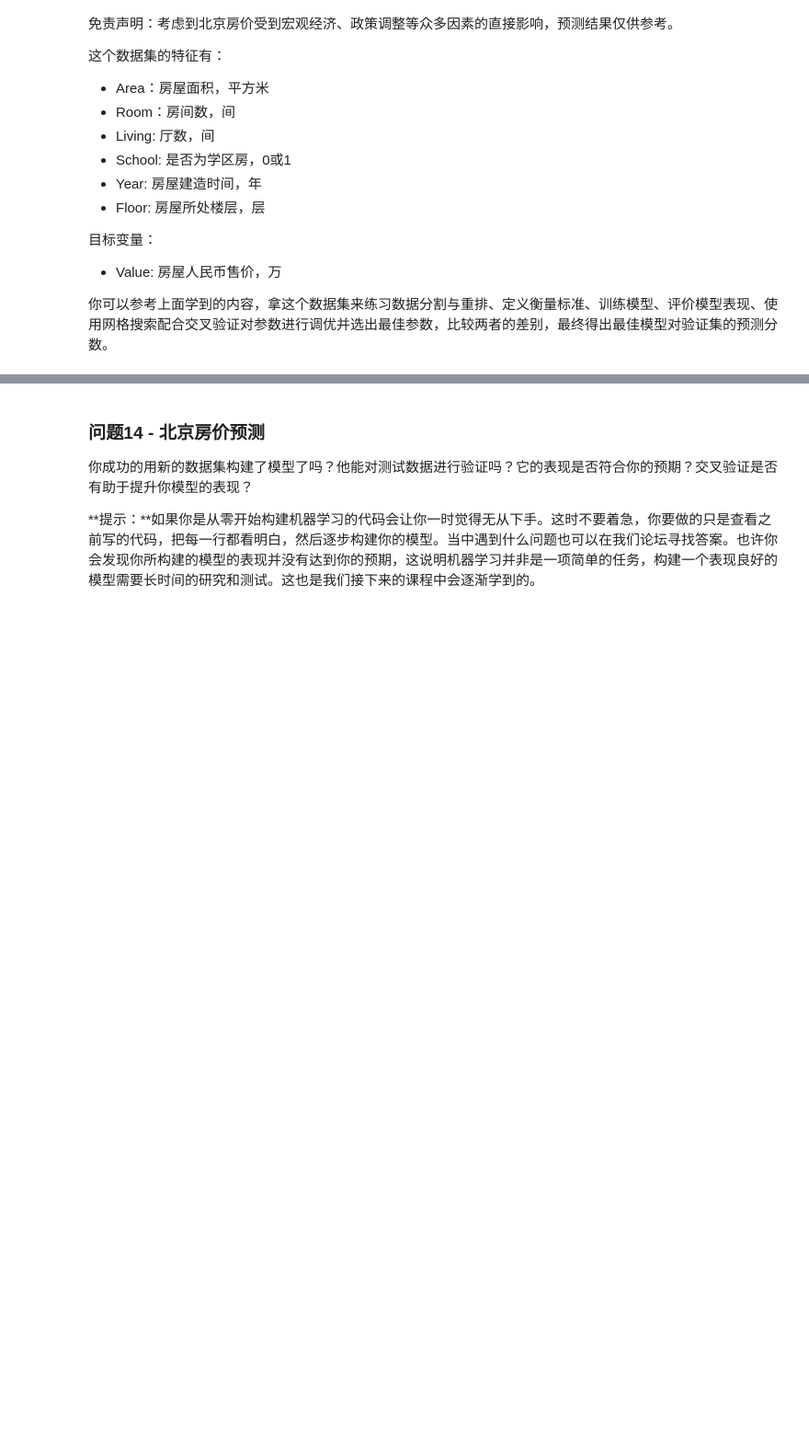
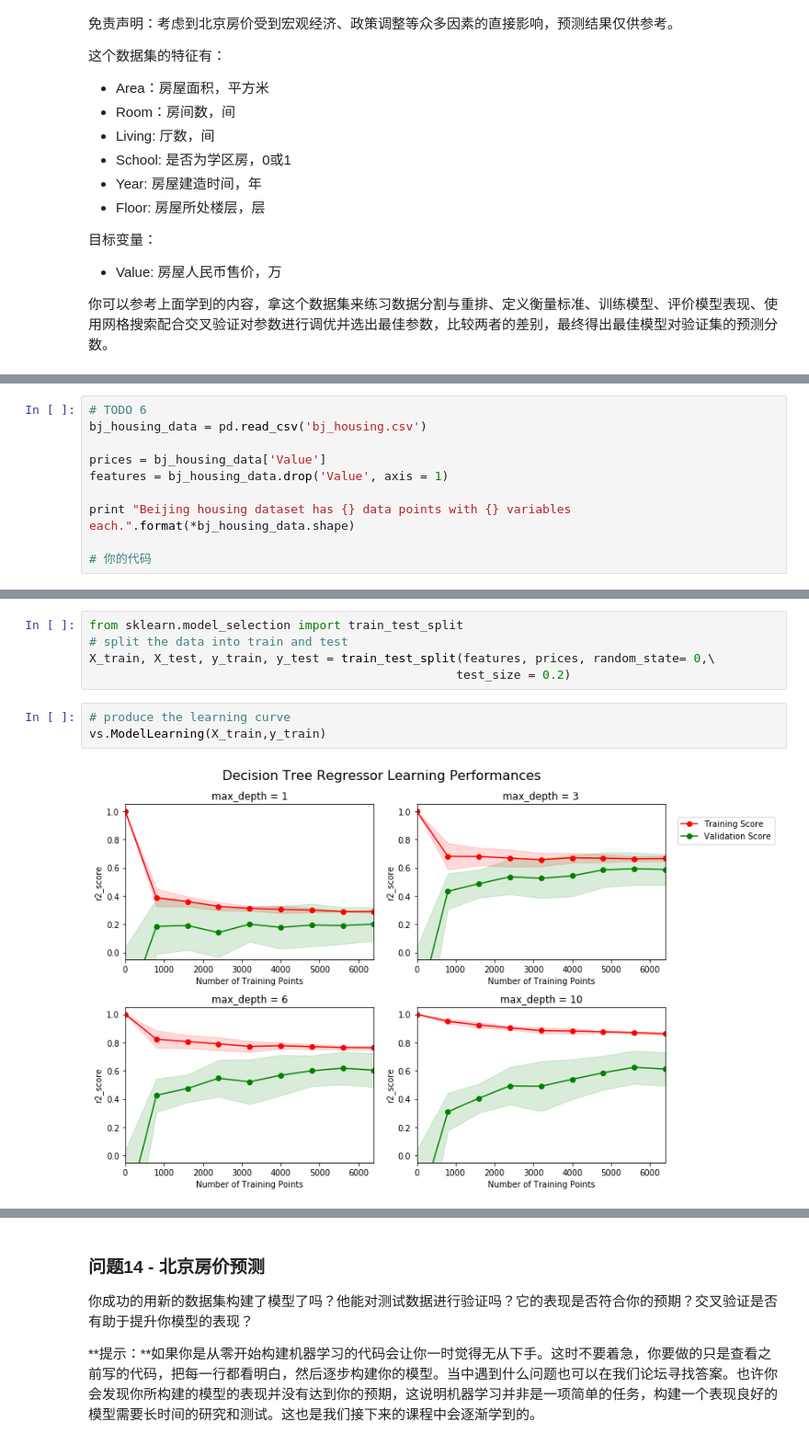
Before and after one commit to LeeZhe/machine-Learning, a Jupyter notebook: boston_housing-master/boston_housing.ipynb, the cells around one changed output, grey strips where cells are left out. Shown at 92% size. Drawn from its saved outputs; the diff is of its cells as text; blank space fills up the shorter version.

```diff
--- a/boston_housing-master/boston_housing.ipynb
+++ b/boston_housing-master/boston_housing.ipynb
@@ -511,0 +526,10 @@ vs.PredictTrials(features, prices, fit_model, client_data)
+# %%
+# TODO 6
+bj_housing_data = pd.read_csv('bj_housing.csv')
+
+prices = bj_housing_data['Value']
+features = bj_housing_data.drop('Value', axis = 1)
+
+print "Beijing housing dataset has {} data points with {} variables each.".format(*bj_housing_data.shape)
+
+# 你的代码
@@ -511,0 +571,10 @@ vs.PredictTrials(features, prices, fit_model, client_data)
+# %%
+from sklearn.model_selection import train_test_split
+# split the data into train and test
+X_train, X_test, y_train, y_test = train_test_split(features, prices, random_state= 0,\
+                                                   test_size = 0.2)
+# %%
+# produce the learning curve
+vs.ModelLearning(X_train,y_train)
+# %% [output]
+[figure, added]
```
Also changed, not shown: parts of 26 cells of this notebook.
